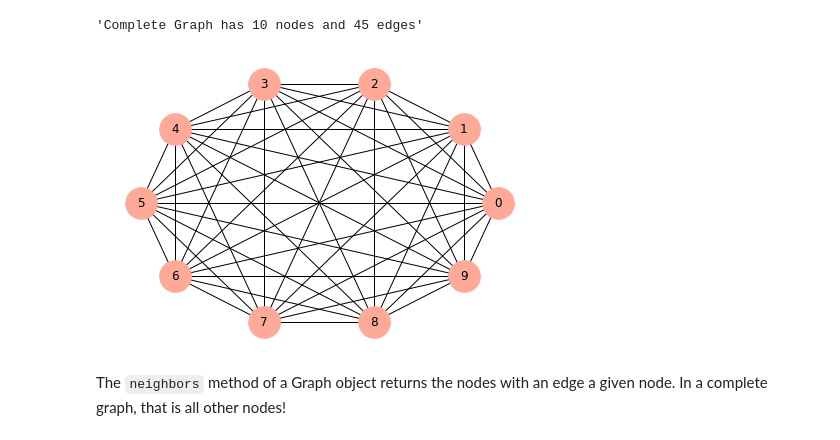
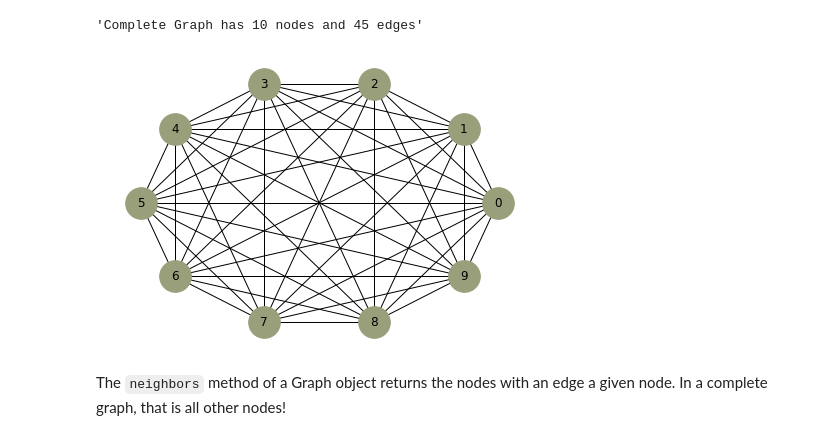
Before and after one commit to kittytiefenthal/cap-comp215, a Jupyter notebook: labs/lab04.ipynb, the cells around one changed output. Drawn from its saved outputs; the diff is of its cells as text; code cells hidden in the pictures.

```diff
--- a/labs/lab04.ipynb
+++ b/labs/lab04.ipynb
@@ -192,12 +229,12 @@ f'Complete Graph has {complete.number_of_nodes()} nodes and {complete.number_of_
 'Complete Graph has 10 nodes and 45 edges'
 # %%
 nx.draw_circular(complete,
-                 node_color='#ffaa99',
+                 node_color='#989f7a',
                  node_size=1000,
                  with_labels=True)
 plt.show()
 # %% [output]
-[figure, old version]
+[figure, new version]
 # %% [markdown]
 The `neighbors` method of a Graph object returns the nodes with an edge a given node.  In a complete graph, that is all other nodes!
 # %%
```
Also changed, not shown: parts of 7 cells of this notebook.
